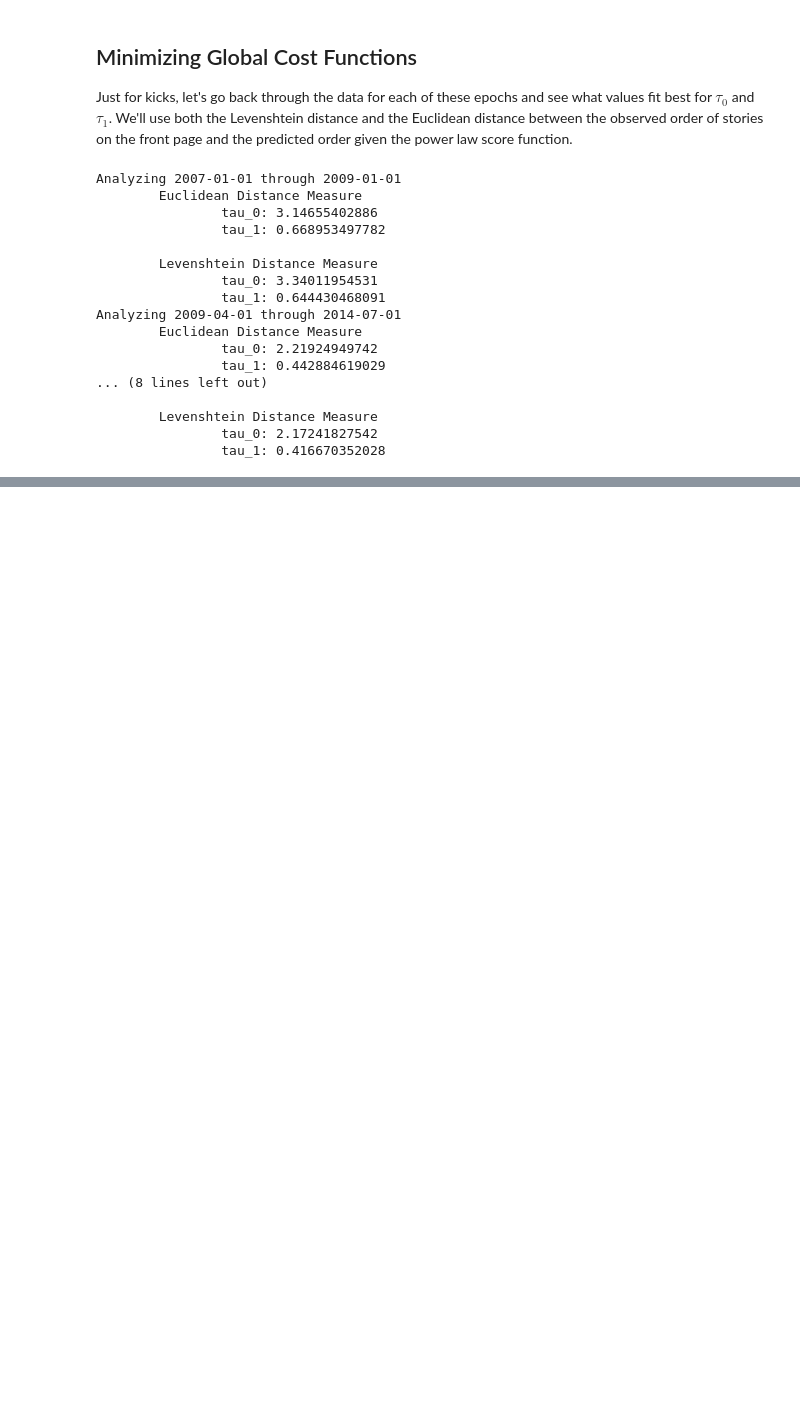
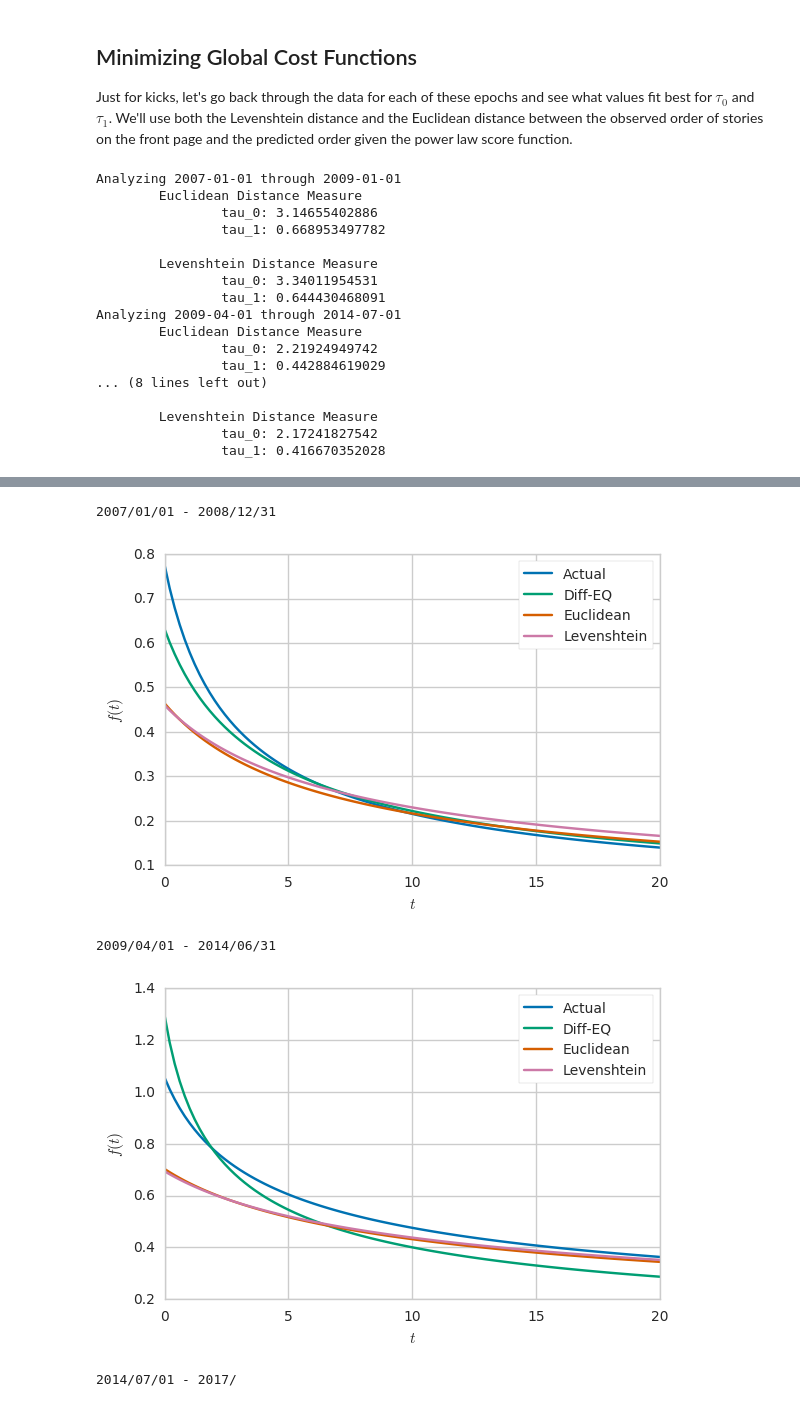
Before and after one commit to sangaline/reverse-engineering-the-hacker-news-ranking-algorithm, a Jupyter notebook: Reverse Engineering the Hacker News Ranking Algorithm.ipynb, the cells around one changed output, grey strips where cells are left out. Cells and saved outputs as stored; diff of their text form; code cells hidden in the pictures; blank space fills up the shorter version.

Commit message:
Add plots of the score functions for the different parameterizations.

```diff
--- a/Reverse Engineering the Hacker News Ranking Algorithm.ipynb
+++ b/Reverse Engineering the Hacker News Ranking Algorithm.ipynb
@@ -517,0 +523,54 @@ Analyzing 2009-04-01 through 2014-07-01
+# %%
+def f(t, v, tau_0, tau_1):
+    return v / (tau_0 + tau_1*t)**tau_1
+
+t = np.linspace(0, 20, 100)
+v = 1
+
+fig = plt.figure(figsize=single_figsize)
+ax = fig.add_subplot(1, 1, 1)
+ax.plot(t, f(t, v, 1.43, 0.714), label='Actual')
+ax.plot(t, f(t, v, 1.95, 0.69), label='Diff-EQ')
+ax.plot(t, f(t, v, 3.15, 0.669), label='Euclidean')
+ax.plot(t, f(t, v, 3.34, 0.644), label='Levenshtein')
+ax.set_xlabel(r'$t$')
+ax.set_ylabel(r'$f(t)$')
+print('2007/01/01 - 2008/12/31')
+ax.legend(frameon=True)
+fig.tight_layout()
+fig.savefig('img/f-parameterizations-2007-2009.png')
+plt.show()
+
+fig = plt.figure(figsize=single_figsize)
+ax = fig.add_subplot(1, 1, 1)
+ax.plot(t, f(t, v, 0.888, 0.444), label='Actual')
+ax.plot(t, f(t, v, 0.61, 0.52), label='Diff-EQ')
+ax.plot(t, f(t, v, 2.22, 0.443), label='Euclidean')
+ax.plot(t, f(t, v, 2.32, 0.435), label='Levenshtein')
+ax.set_xlabel(r'$t$')
+ax.set_ylabel(r'$f(t)$')
+print('2009/04/01 - 2014/06/31')
+ax.legend(frameon=True)
+fig.tight_layout()
+fig.savefig('img/f-parameterizations-2009-2014.png')
+plt.show()
+
+fig = plt.figure(figsize=single_figsize)
+ax = fig.add_subplot(1, 1, 1)
+ax.plot(t, f(t, v, 0.888, 0.444), label='Actual')
+ax.plot(t, f(t, v, 0.40, 0.456), label='Diff-EQ')
+ax.plot(t, f(t, v, 4.63, 0.23), label='Euclidean')
+ax.plot(t, f(t, v, 2.17, 0.417), label='Levenshtein')
+ax.set_xlabel(r'$t$')
+ax.set_ylabel(r'$f(t)$')
+print('2014/07/01 - 2017/')
+ax.legend(frameon=True)
+fig.tight_layout()
+fig.savefig('img/f-parameterizations-2014-2017.png')
+plt.show()
+# %% [output]
+2007/01/01 - 2008/12/31
+[figure, added]
+2009/04/01 - 2014/06/31
+[figure, added]
+2014/07/01 - 2017/
```
Also changed, not shown: parts of 2 cells of this notebook.
